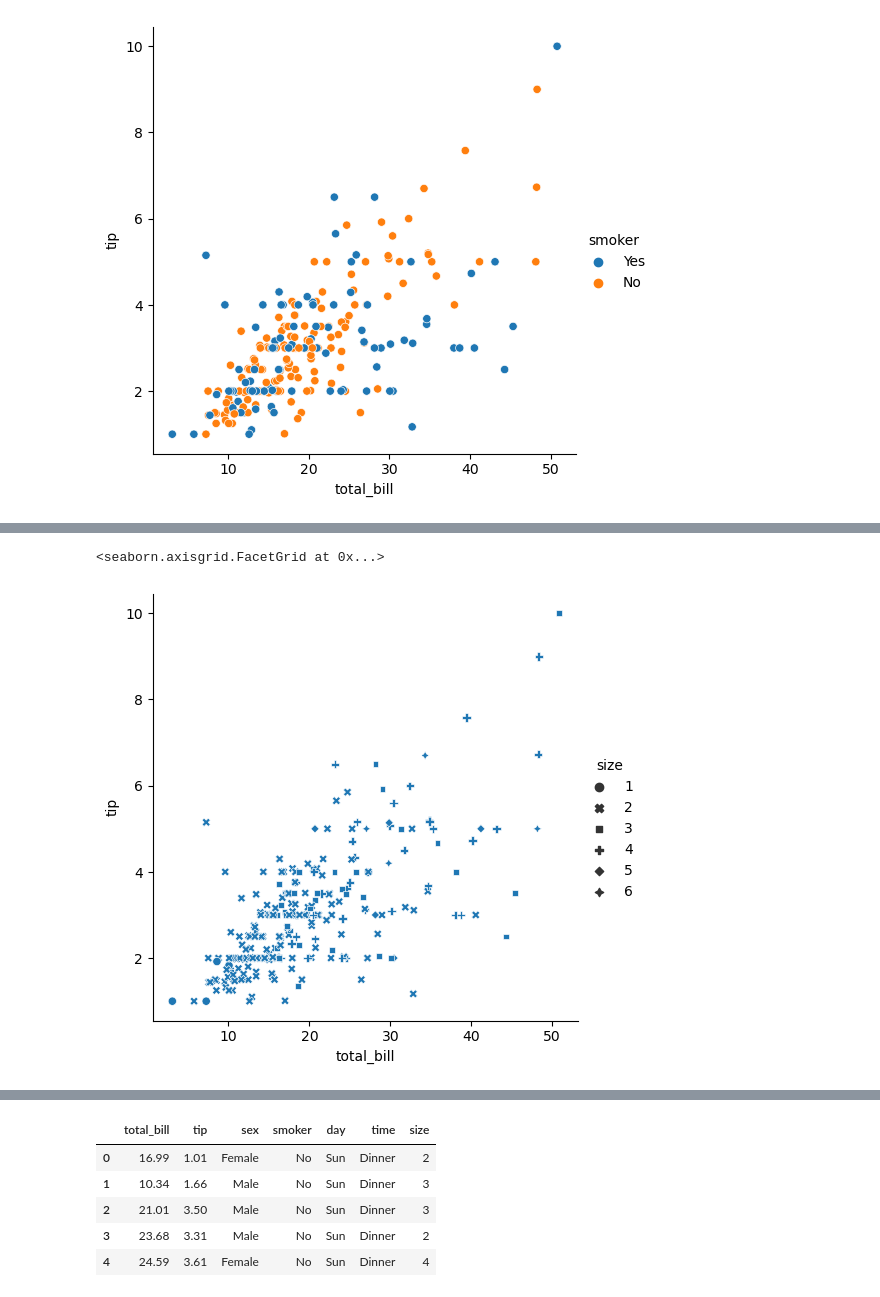
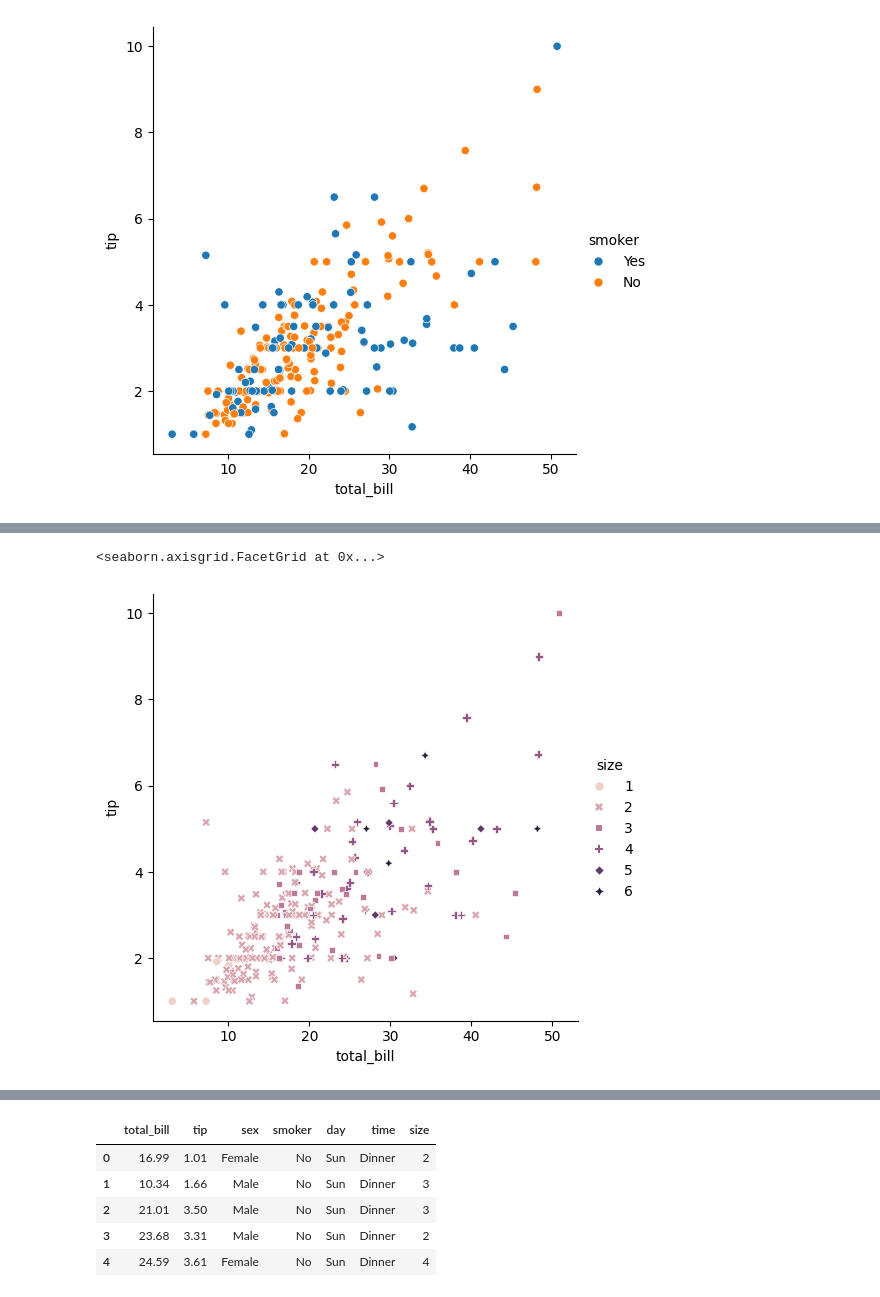
Before and after one commit to Sufeeya07/visualization, a Jupyter notebook: seaborn/2- seaborn.ipynb, the cells around one changed output, grey strips where cells are left out. Saved outputs shown, nothing was run; the diff lists cells and outputs as text; code cells hidden in the pictures.

```diff
--- a/seaborn/2- seaborn.ipynb
+++ b/seaborn/2- seaborn.ipynb
@@ -98,9 +121,9 @@ Name: size, dtype: int64
 # %%
 #-----group pvalue_counts
 # use style - symbol seperator
 
-sns.relplot(x= tips.total_bill , y= tips.tip , data = tips, style='size'  )
+sns.relplot(x= tips.total_bill , y= tips.tip , data = tips, style='size' , hue='size' )
 # %% [output]
 <seaborn.axisgrid.FacetGrid at 0x...>
-[figure, old version]
+[figure, new version]
 # %%
```
Also changed, not shown: parts of 35 cells of this notebook.
